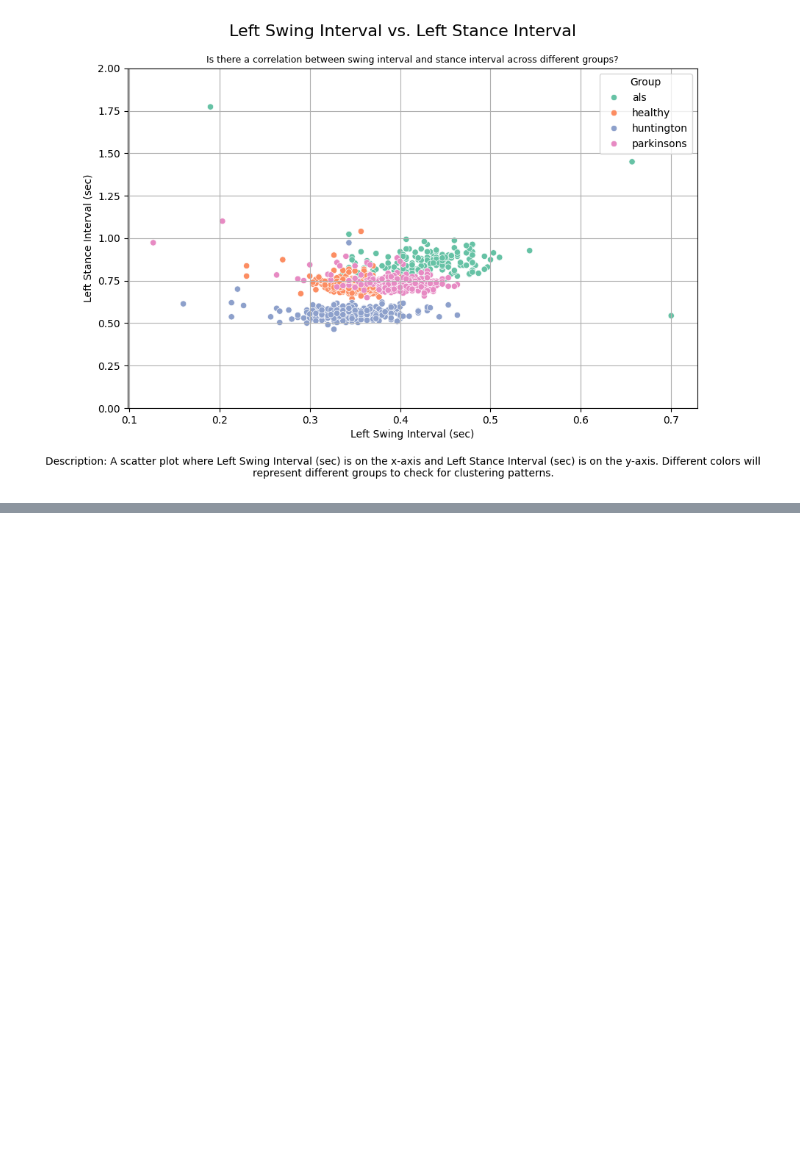
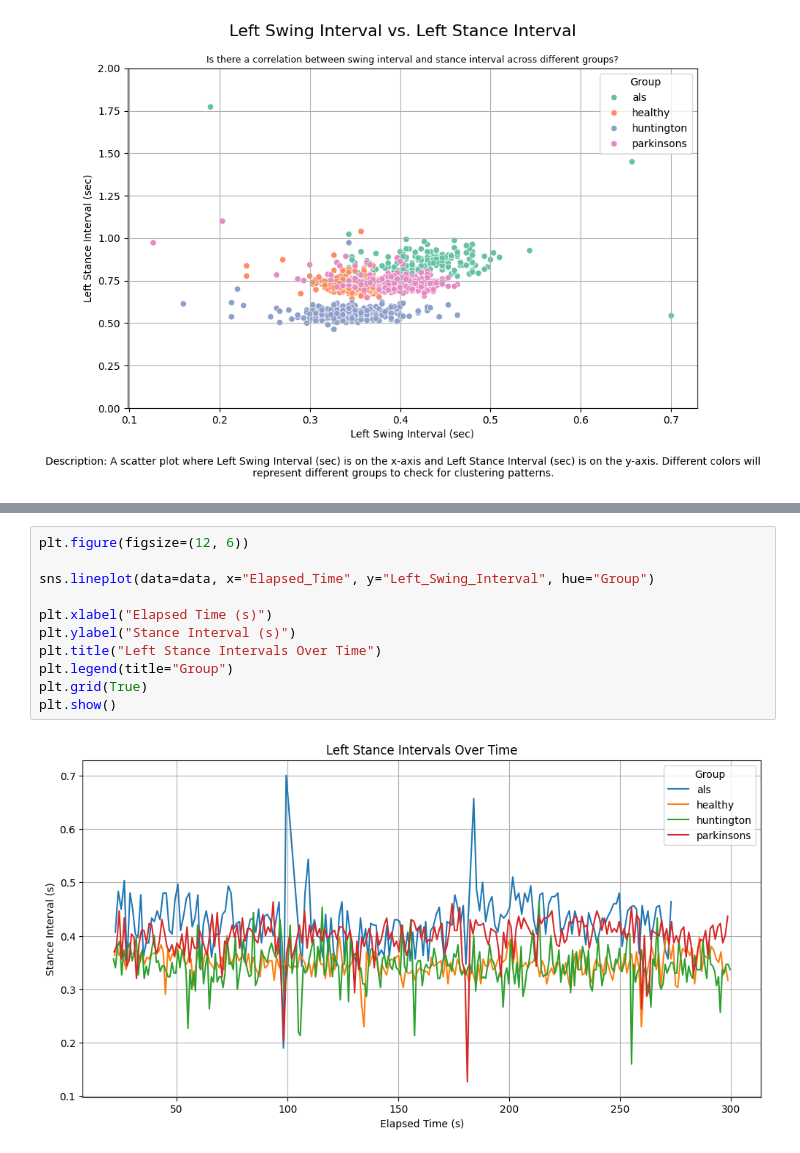
Before and after one commit to YooNice100/gaitproj3, a Jupyter notebook: worko.ipynb, the cells around one changed output, grey strips where cells are left out. Cells and saved outputs as stored; diff of their text form; blank space fills up the shorter version.

Commit message:
3rd graph

```diff
--- a/worko.ipynb
+++ b/worko.ipynb
@@ -96,0 +51,13 @@ data
+# %%
+plt.figure(figsize=(12, 6))
+
+sns.lineplot(data=data, x="Elapsed_Time", y="Left_Swing_Interval", hue="Group")
+
+plt.xlabel("Elapsed Time (s)")
+plt.ylabel("Stance Interval (s)")
+plt.title("Left Stance Intervals Over Time")
+plt.legend(title="Group")
+plt.grid(True)
+plt.show()
+# %% [output]
+[figure, added]
```
Also changed, not shown: parts of 3 cells of this notebook.
